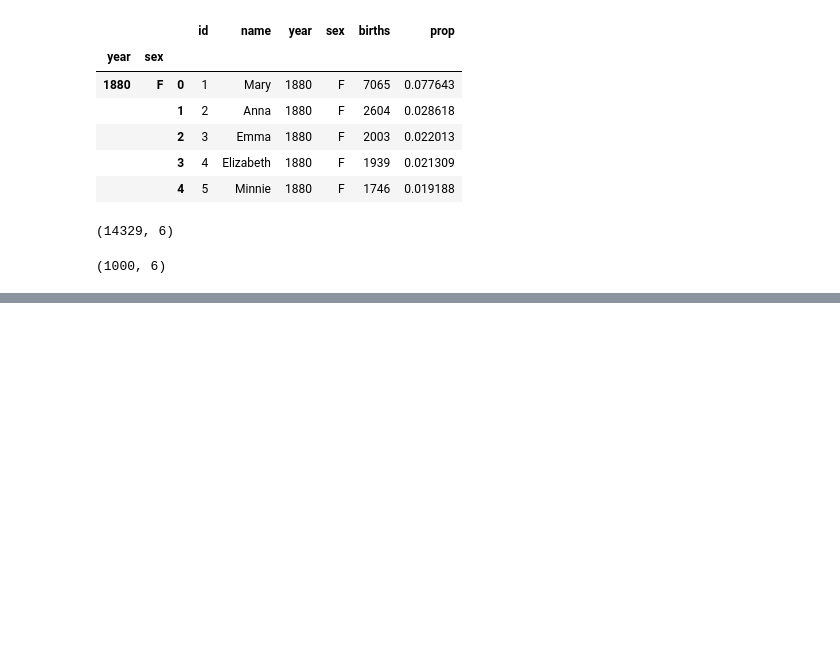
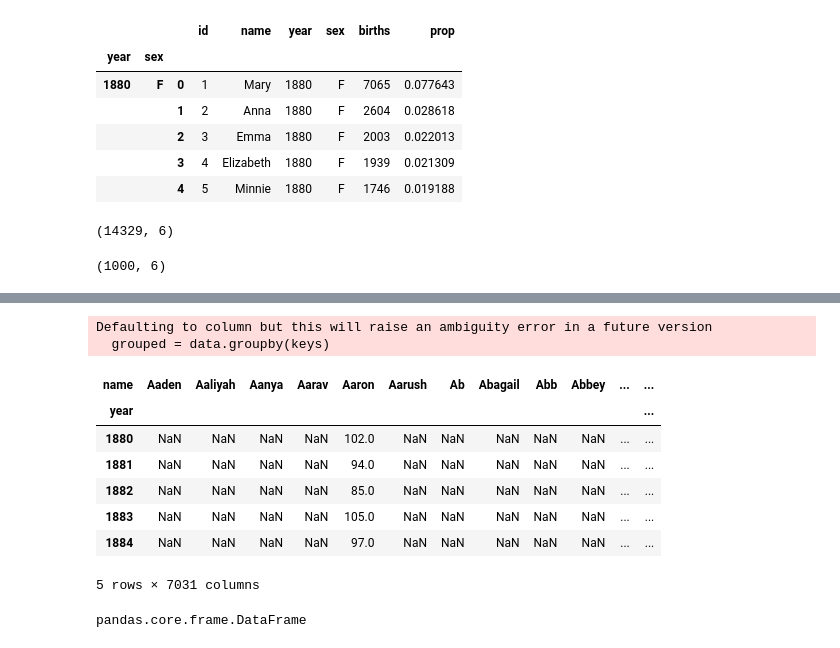
Before and after one commit to wits73/py_project, a Jupyter notebook: US_Baby_Name.ipynb, the cells around one changed output, grey strips where cells are left out. Cells and saved outputs as stored; diff of their text form; code cells hidden in the pictures; blank space fills up the shorter version.

Commit message:
finished US_Baby_name

```diff
--- a/US_Baby_Name.ipynb
+++ b/US_Baby_Name.ipynb
@@ -82,10 +77,10 @@ df_grouped_sample.head(10)
 | 1711181 | 1711182 | Aiden | 2011 | M | 15469 |
 | 1711182 | 1711183 | Daniel | 2011 | M | 15249 |
 # %%
-def add_prop(agg_df):
-    agg_births = agg_df["births"]
-    agg_df["prop"] = agg_births / agg_births.sum()
-    return agg_df
+def add_prop(df_agg):
+    agg_births = df_agg["births"]
+    df_agg["prop"] = agg_births / agg_births.sum()
+    return df_agg
 # %%
 df_names_with_prop = df_names.groupby(["year", "sex"]).apply(add_prop)
 df_names_with_prop.head()
@@ -142,0 +201,16 @@ df_top1000_names.loc[(2011,'M')].shape
+# %%
+df_top_names_births = df_top1000_names.pivot_table("births", index="year",columns="name", aggfunc=sum)
+# %% [output]
+Defaulting to column but this will raise an ambiguity error in a future version
+  grouped = data.groupby(keys)
+# %%
+df_top_names_births.head()
+# %% [output]
+| name | Aaden | Aaliyah | Aanya | Aarav | Aaron | Aarush | Ab | Abagail | Abb | Abbey | ... | ... |
+| year |  |  |  |  |  |  |  |  |  |  |  | ... |
+| 1880 | NaN | NaN | NaN | NaN | 102.0 | NaN | NaN | NaN | NaN | NaN | ... | ... |
+| 1881 | NaN | NaN | NaN | NaN | 94.0 | NaN | NaN | NaN | NaN | NaN | ... | ... |
+| 1882 | NaN | NaN | NaN | NaN | 85.0 | NaN | NaN | NaN | NaN | NaN | ... | ... |
+| 1883 | NaN | NaN | NaN | NaN | 105.0 | NaN | NaN | NaN | NaN | NaN | ... | ... |
+| 1884 | NaN | NaN | NaN | NaN | 97.0 | NaN | NaN | NaN | NaN | NaN | ... | ... |
+5 rows × 7031 columns
@@ -142,0 +219,4 @@ df_top1000_names.loc[(2011,'M')].shape
+# %%
+type(df_top_names_births_subset)
+# %% [output]
+pandas.core.frame.DataFrame
```
Also changed, not shown: parts of 16 cells of this notebook.
